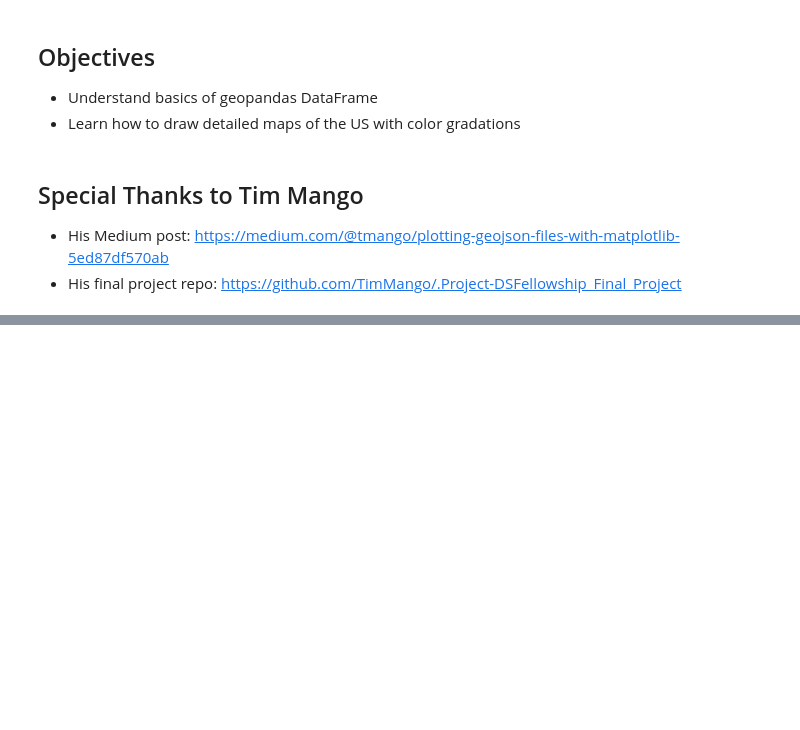
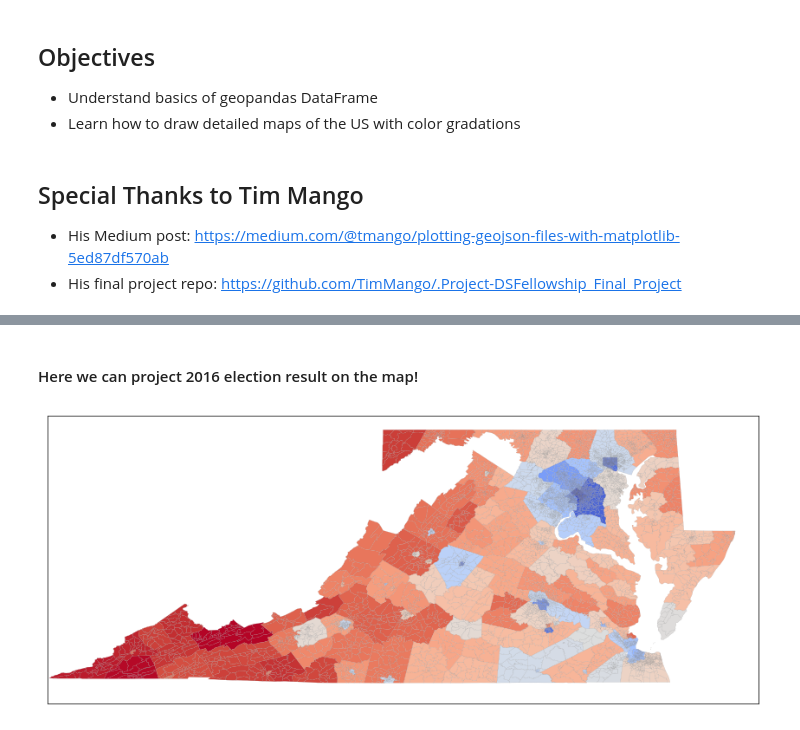
Before and after one commit to keita-dc/GeographicalVisualization, a Jupyter notebook: geographical_visualization.ipynb, the cells around one changed output, grey strips where cells are left out. Drawn from its saved outputs; the diff is of its cells as text; code cells hidden in the pictures; blank space fills up the shorter version.

```diff
--- a/geographical_visualization.ipynb
+++ b/geographical_visualization.ipynb
@@ -42,0 +92,3 @@ gpd.read_file("data/va.csv")
+# %%
+election_df = pd.read_csv("data/election_census_final.csv", index_col=0)
+election_df.head()
@@ -42,0 +103,23 @@ gpd.read_file("data/va.csv")
+# %%
+dmv_gdf["FIPS"] = (dmv_gdf.StateFIPS + dmv_gdf.CountyFIPS).astype(int)
+# %%
+merged_gdf = pd.merge(dmv_gdf, election_df, on="FIPS")
+type(merged_gdf)
+# %% [markdown]
+#### Here we can project 2016 election result on the map!
+# %%
+fig, ax = plt.subplots(1, figsize=(12, 5))
+ax = merged_gdf.plot(column='trump',
+                     cmap='coolwarm',
+                     ax=ax,
+                     linewidth=0.1,
+                     edgecolor="grey")
+ax.set_xlim([-83.7, -74.75])
+ax.set_ylim([36.28, 39.9])
+plt.xticks([], [])
+plt.yticks([], [])
+plt.tight_layout()
+plt.savefig("images/dmv_map")
+plt.show()
+# %% [output]
+[figure, added]
```
Also changed, not shown: parts of 17 cells of this notebook.
